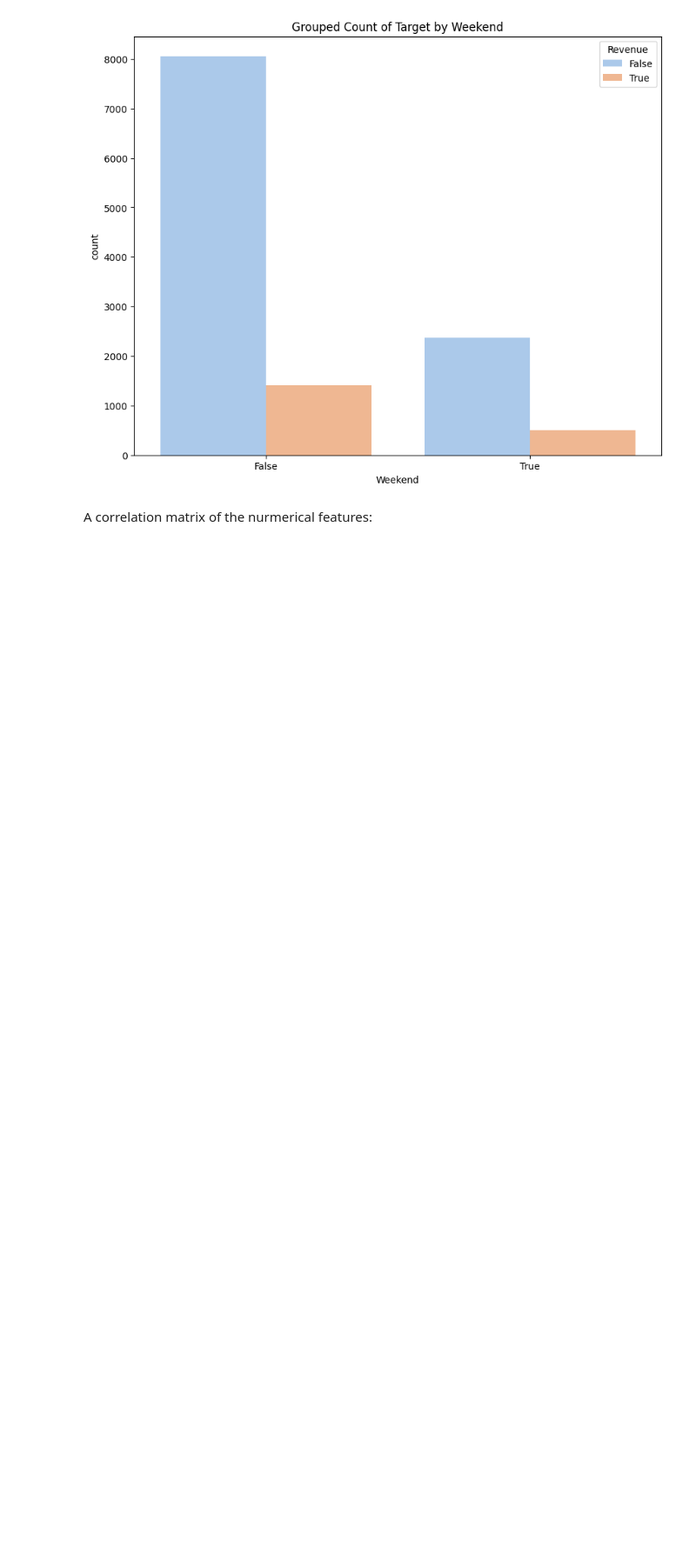
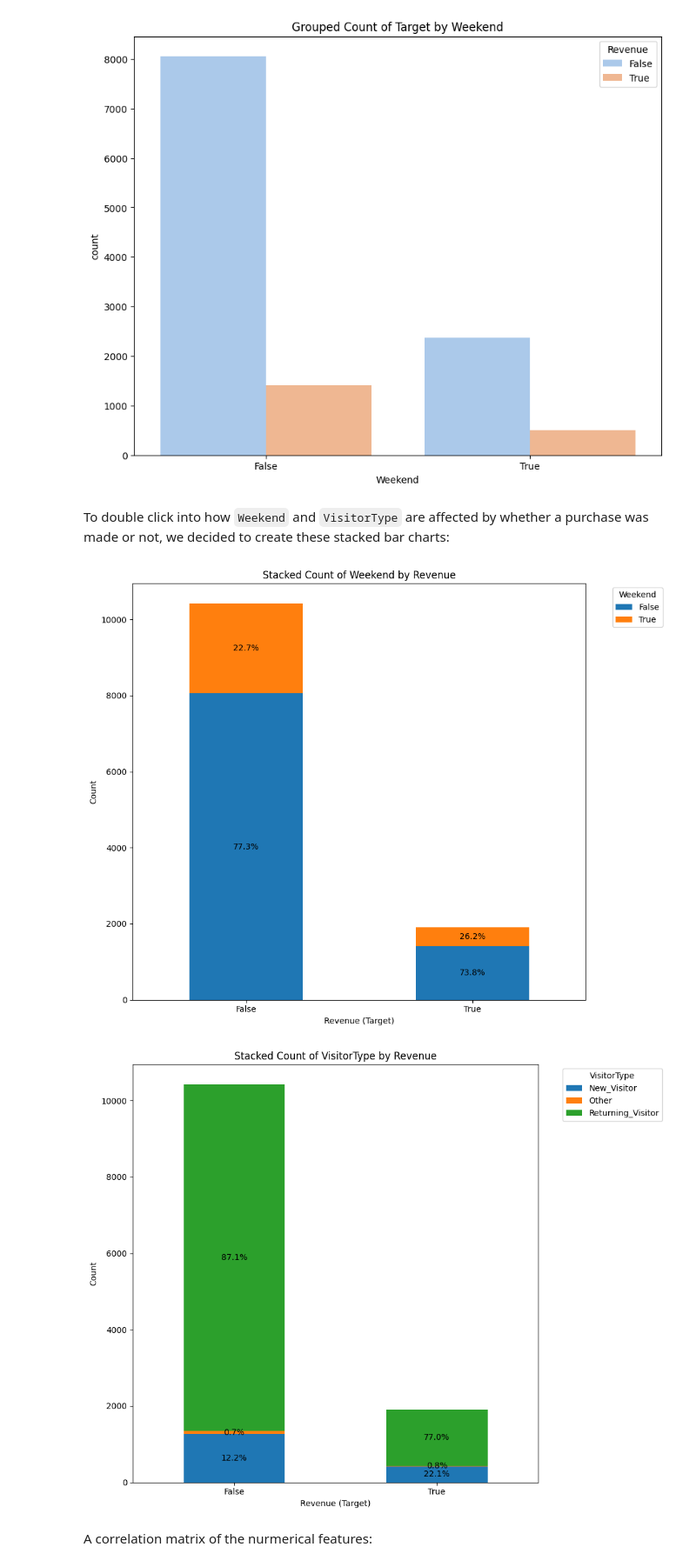
Before and after one commit to jacksonSmall/Shopper-Behavior-Analysis, a Jupyter notebook: EDA_2.ipynb, the cells around one changed output. Shown at 87% size. Drawn from its saved outputs; the diff is of its cells as text; code cells hidden in the pictures; blank space fills up the shorter version.

Commit message:
Added stacked bar charts for VisitorType and Weekend variables

```diff
--- a/EDA_2.ipynb
+++ b/EDA_2.ipynb
@@ -217,6 +217,41 @@ for col in cat_df.columns:
 [figure]
 [figure]
 [figure]
+# %% [markdown]
+To double click into how `Weekend` and `VisitorType` are affected by whether a purchase was made or not, we decided to create these stacked bar charts:
+# %%
+for col in ["Weekend", "VisitorType"]:
+    plt.figure(figsize=(10, 8))
+
+    # Create cross-tab for stacked plotting
+    stacked_data = pd.crosstab(raw_data["Revenue"], cat_df[col], normalize=False)
+    ax = stacked_data.plot(kind='bar', stacked=True, ax=plt.gca())
+
+    # Compute totals per row to calculate percentages
+    row_totals = stacked_data.sum(axis=1).values
+
+    # Annotate each stacked segment with its percentage of revenue type by column level
+    for j, container in enumerate(ax.containers):  # each container = one column level
+        for i, bar in enumerate(container):         # one bar per Revenue category
+            height = bar.get_height() # Total count
+            if height == 0:
+                continue
+            pct = 100 * height / row_totals[i]
+            # Coordinates where Percentage will be placed
+            x = bar.get_x() + bar.get_width() / 2
+            y = bar.get_y() + height / 2
+            ax.text(x, y, f"{pct:.1f}%", ha="center", va="center", fontsize=10, color="black")
+
+    plt.title(f"Stacked Count of {col} by Revenue")
+    plt.xlabel("Revenue (Target)")
+    plt.ylabel("Count")
+    plt.xticks(rotation=0)
+    plt.legend(title=col, bbox_to_anchor=(1.05, 1), loc='upper left')
+    plt.tight_layout()
+    plt.show()
+# %% [output]
+[figure, added]
+[figure, added]
 # %% [markdown]
 A correlation matrix of the nurmerical features:
 # %%
```
